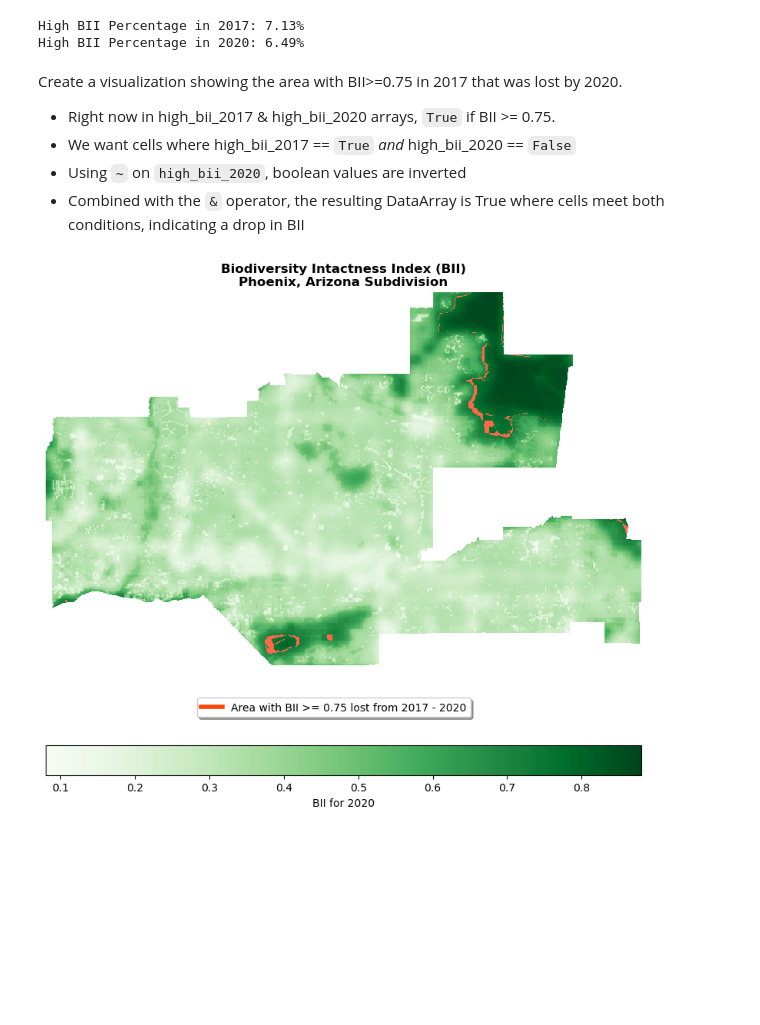
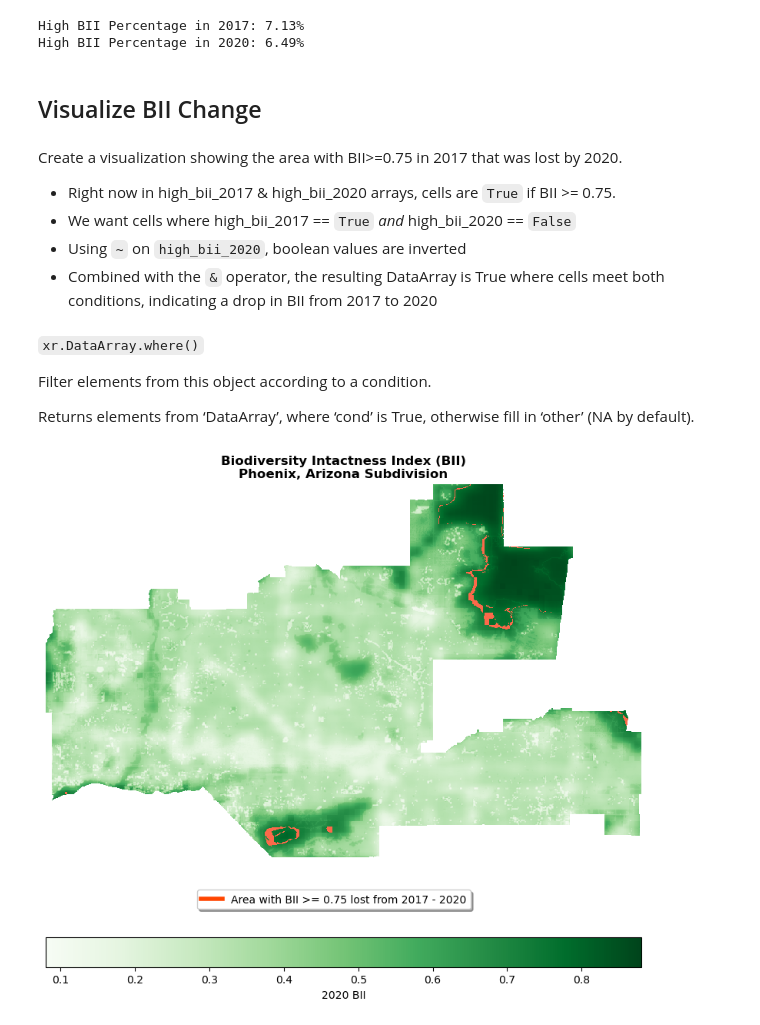
Before and after one commit to zachyyy700/eds220-phoenix-biodiversity, a Jupyter notebook: phoenix_biodiversity.ipynb, the cells around one changed output. Cells and saved outputs as stored; diff of their text form; code cells hidden in the pictures; blank space fills up the shorter version.

```diff
--- a/phoenix_biodiversity.ipynb
+++ b/phoenix_biodiversity.ipynb
@@ -96,5 +109,5 @@ GEOGCS["WGS 84",DATUM["WGS_1984",SPHEROID["WGS 84",6378137,298.257223563,AUTHORI
 # %%
-biodiv_2017.rio.write_crs(biodiv_2017.spatial_ref.crs_wkt, inplace=True)
+biodiv_2017 = biodiv_2017.rio.write_crs(biodiv_2017.spatial_ref.crs_wkt)
 print(biodiv_2017.rio.crs)
 # %% [output]
 EPSG:4326
@@ -132,13 +150,21 @@ print(f"High BII Percentage in 2020: {pct_2020.values:.2f}%")
 # %% [output]
 High BII Percentage in 2017: 7.13%
 High BII Percentage in 2020: 6.49%
+# %% [markdown]
+## Visualize BII Change
 # %% [markdown]
 Create a visualization showing the area with BII>=0.75 in 2017 that was lost by 2020.
 
-- Right now in high_bii_2017 & high_bii_2020 arrays, `True` if BII >= 0.75.
+- Right now in high_bii_2017 & high_bii_2020 arrays, cells are `True` if BII >= 0.75.
 - We want cells where high_bii_2017 == `True` *and* high_bii_2020 == `False`
 - Using `~` on `high_bii_2020`, boolean values are inverted
-- Combined with the `&` operator, the resulting DataArray is True where cells meet both conditions, indicating a drop in BII
+- Combined with the `&` operator, the resulting DataArray is True where cells meet both conditions, indicating a drop in BII from 2017 to 2020
+# %% [markdown]
+`xr.DataArray.where()`
+
+Filter elements from this object according to a condition.
+
+Returns elements from ‘DataArray’, where ‘cond’ is True, otherwise fill in ‘other’ (NA by default).
 # %%
 bii_loss = high_bii_2017 & (~high_bii_2020)
 
@@ -147,17 +173,17 @@ bii_loss_masked = bii_loss.where(bii_loss != 0)
 # %%
 fig, ax = plt.subplots(figsize=(10, 9))
 
 ax.axis('off')
 
-biodiv_2020_clip.plot(ax=ax, cmap="Greens", cbar_kwargs={'location':'bottom', 'label':'BII for 2020'})
+biodiv_2020_clip.plot(ax=ax, cmap="Greens", cbar_kwargs={'location':'bottom', 'label':'2020 BII'})
 bii_loss_masked.plot(ax=ax, cmap='Reds',
                      add_colorbar=False)
 
 # Custom legend
 custom_line = [Line2D([0], [0], color='orangered', lw=4)]
 fig.legend(custom_line, ['Area with BII >= 0.75 lost from 2017 - 2020'], bbox_to_anchor=(0.5, 0.28), loc='center', fontsize=10, shadow=True)
 
 plt.title("Biodiversity Intactness Index (BII)\nPhoenix, Arizona Subdivision", weight='bold')
 plt.show()
 # %% [output]
-[figure, old version]
+[figure, new version]
```
Also changed, not shown: parts of 20 cells of this notebook.
